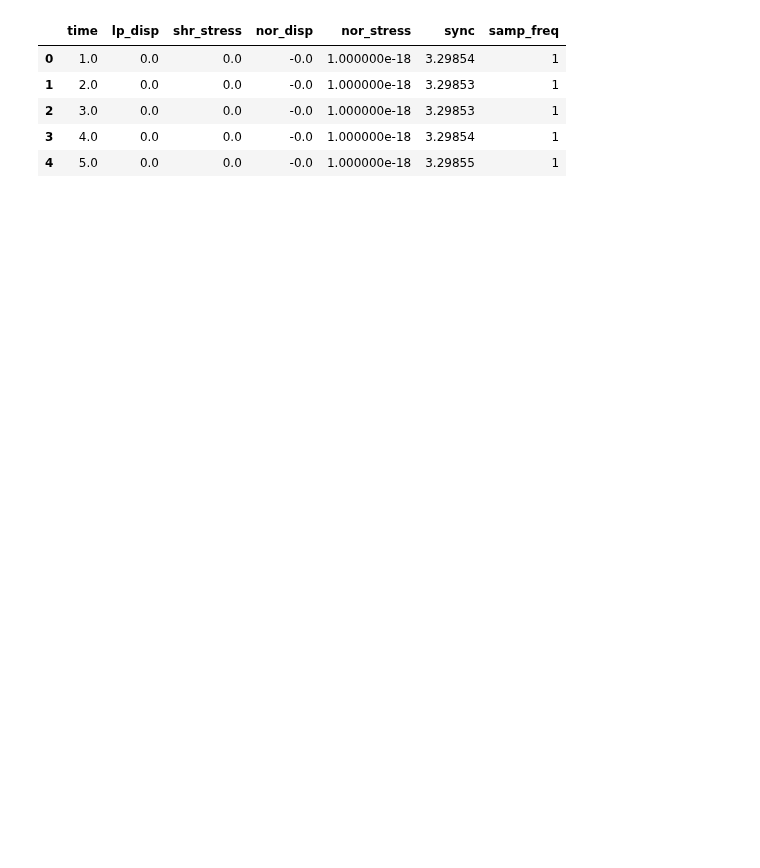
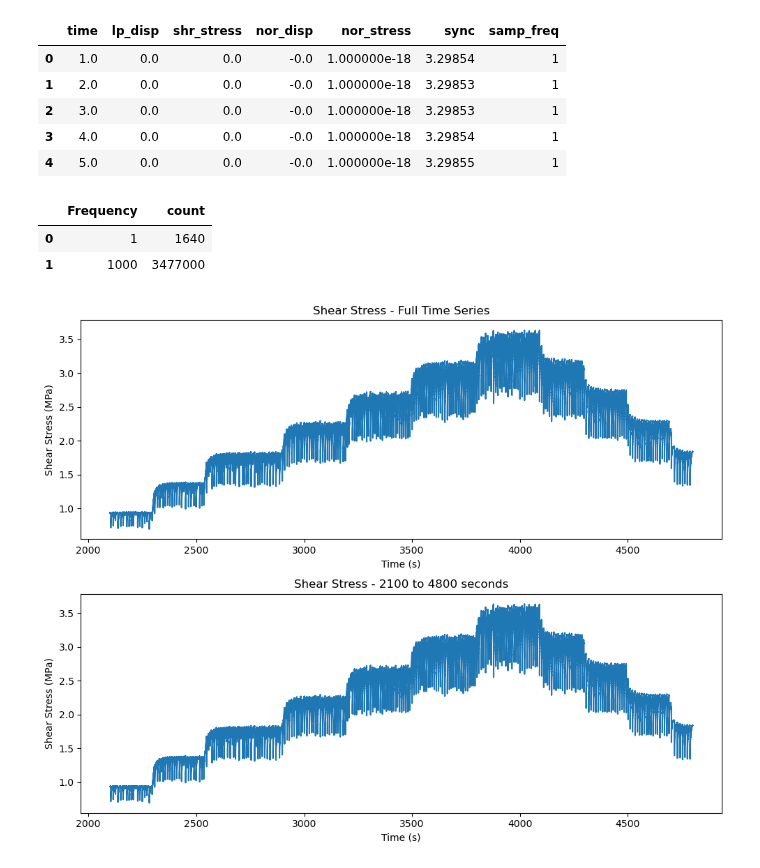
Before and after one commit to ai4er-cdt/earthquake-predictability, a Jupyter notebook: notebooks/TRR26 002 - Data Exploration - p4581.ipynb, the cells around one changed output. Drawn from its saved outputs; the diff is of its cells as text; code cells hidden in the pictures; blank space fills up the shorter version.

```diff
--- a/notebooks/TRR26 002 - Data Exploration - p4581.ipynb
+++ b/notebooks/TRR26 002 - Data Exploration - p4581.ipynb
@@ -55,3 +55,35 @@ df.head()
 | 2 | 3.0 | 0.0 | 0.0 | -0.0 | 1.000000e-18 | 3.29853 | 1 |
 | 3 | 4.0 | 0.0 | 0.0 | -0.0 | 1.000000e-18 | 3.29854 | 1 |
 | 4 | 5.0 | 0.0 | 0.0 | -0.0 | 1.000000e-18 | 3.29855 | 1 |
+# %%
+# Analyses the different recording frequencies in the dataset
+
+df["samp_freq"].value_counts().sort_index().reset_index().rename(
+    columns={"index": "Sample Frequency", "samp_freq": "Frequency"}
+)
+# %% [output]
+|  | Frequency | count |
+| 0 | 1 | 1640 |
+| 1 | 1000 | 3477000 |
+# %%
+fig, axes = plt.subplots(2, 1, figsize=(10, 8))
+
+# Plot all data
+axes[0].plot(df["time"], df["shr_stress"])
+axes[0].set_xlabel("Time (s)")
+axes[0].set_ylabel("Shear Stress (MPa)")
+axes[0].set_title("Shear Stress - Full Time Series")
+
+# Trim
+axes[1].plot(
+    df[(df["time"] >= 2100) & (df["time"] < 4800)]["time"],
+    df[(df["time"] >= 2100) & (df["time"] < 4800)]["shr_stress"],
+)
+axes[1].set_xlabel("Time (s)")
+axes[1].set_ylabel("Shear Stress (MPa)")
+axes[1].set_title("Shear Stress - 2100 to 4800 seconds")
+
+plt.tight_layout()
+plt.show()
+# %% [output]
+[figure, added]
```
Also changed, not shown: parts of 6 cells of this notebook, 1 other file.
